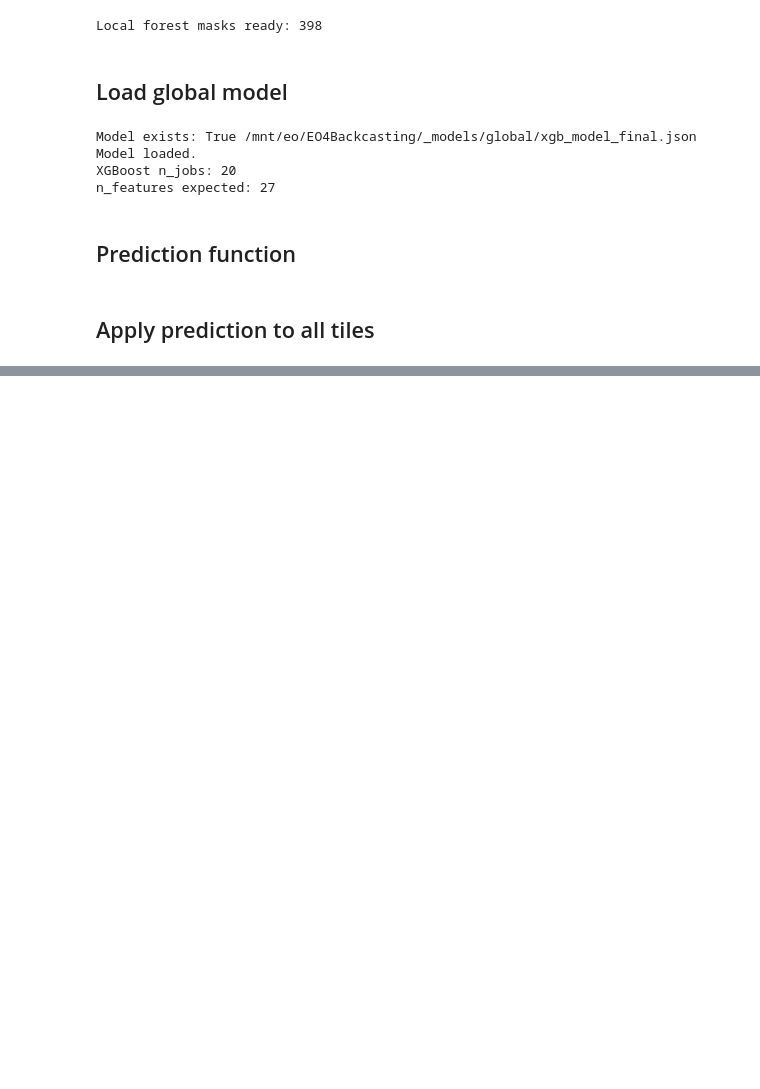
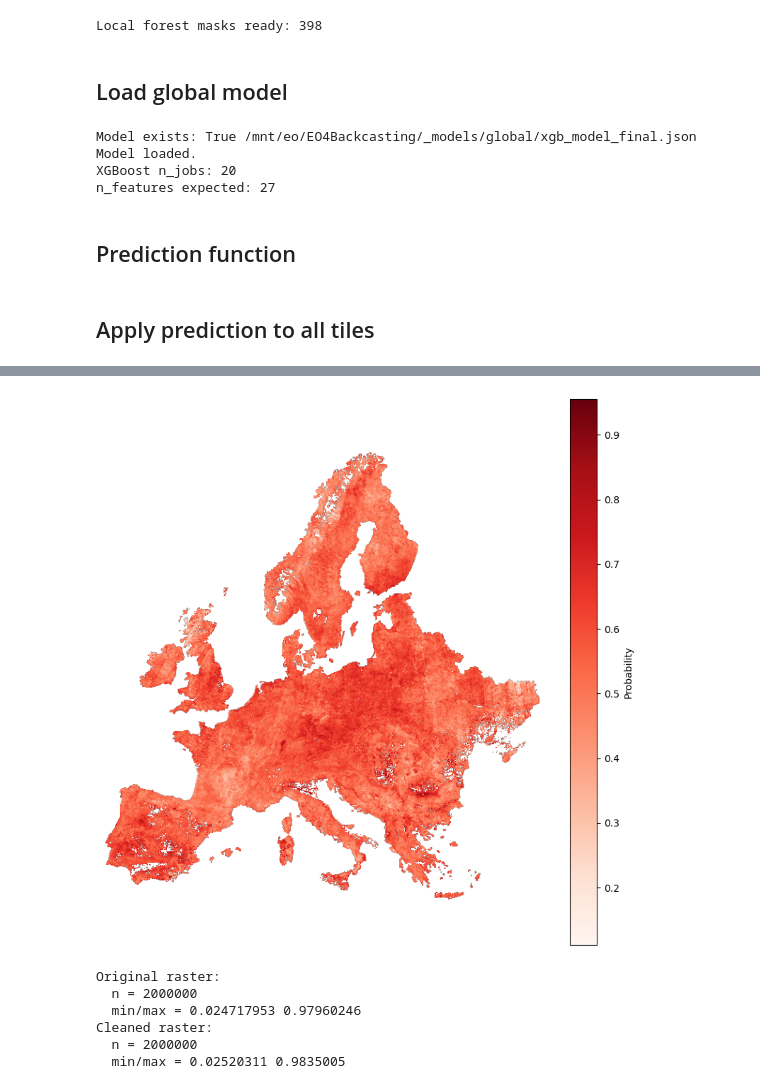
Before and after one commit to MandLisa/Landsat_BackCasting, a Jupyter notebook: scripts/xgboost_backcasting_predict_all_tiles_stm.ipynb, the cells around one changed output, grey strips where cells are left out. Cells and saved outputs as stored; diff of their text form; code cells hidden in the pictures; blank space fills up the shorter version.

```diff
--- a/scripts/xgboost_backcasting_predict_all_tiles_stm.ipynb
+++ b/scripts/xgboost_backcasting_predict_all_tiles_stm.ipynb
@@ -810,0 +1044,40 @@ plt.show()
+# %%
+import numpy as np
+import rasterio
+from rasterio.enums import Resampling
+import matplotlib.pyplot as plt
+
+fp = "/mnt/eo/EO4Backcasting/_predictions/predictions_global_model/global_model_no_dist.tif"
+
+with rasterio.open(fp) as src:
+    scale = 200
+    out_height = src.height // scale
+    out_width = src.width // scale
+
+    arr = src.read(
+        1,
+        out_shape=(out_height, out_width),
+        resampling=Resampling.average,
+        masked=True
+    )
+
+# optional: zusätzlich alles < 0.1 ausmaskieren
+arr = np.ma.masked_less(arr, 0.1)
+
+valid = arr.compressed()
+vmin, vmax = np.percentile(valid, [0, 100])
+
+cmap = plt.cm.Reds.copy()
+cmap.set_bad(alpha=0)
+
+fig, ax = plt.subplots(figsize=(10, 10))
+im = ax.imshow(arr, vmin=vmin, vmax=vmax, cmap=cmap)
+fig.colorbar(im, ax=ax, label="Probability")
+ax.axis("off")
+
+out_png = "/mnt/eo/EO4Backcasting/_figs/probability_map_cleaned_200dpi.png"
+fig.savefig(out_png, dpi=200, bbox_inches="tight", pad_inches=0)
+
+plt.show()
+# %% [output]
+[figure, added]
@@ -810,0 +1127,18 @@ plt.show()
+# %%
+orig_vals = read_valid_values_blockwise(orig_fp, max_values=2_000_000)
+clean_vals = read_valid_values_blockwise(clean_fp, max_values=2_000_000)
+
+print("Original raster:")
+print("  n =", orig_vals.size)
+print("  min/max =", orig_vals.min(), orig_vals.max())
+
+print("Cleaned raster:")
+print("  n =", clean_vals.size)
+print("  min/max =", clean_vals.min(), clean_vals.max())
+# %% [output]
+Original raster:
+  n = 2000000
+  min/max = 0.024717953 0.97960246
+Cleaned raster:
+  n = 2000000
+  min/max = 0.02520311 0.9835005
```
Also changed, not shown: parts of 13 cells of this notebook, 1 other file.
